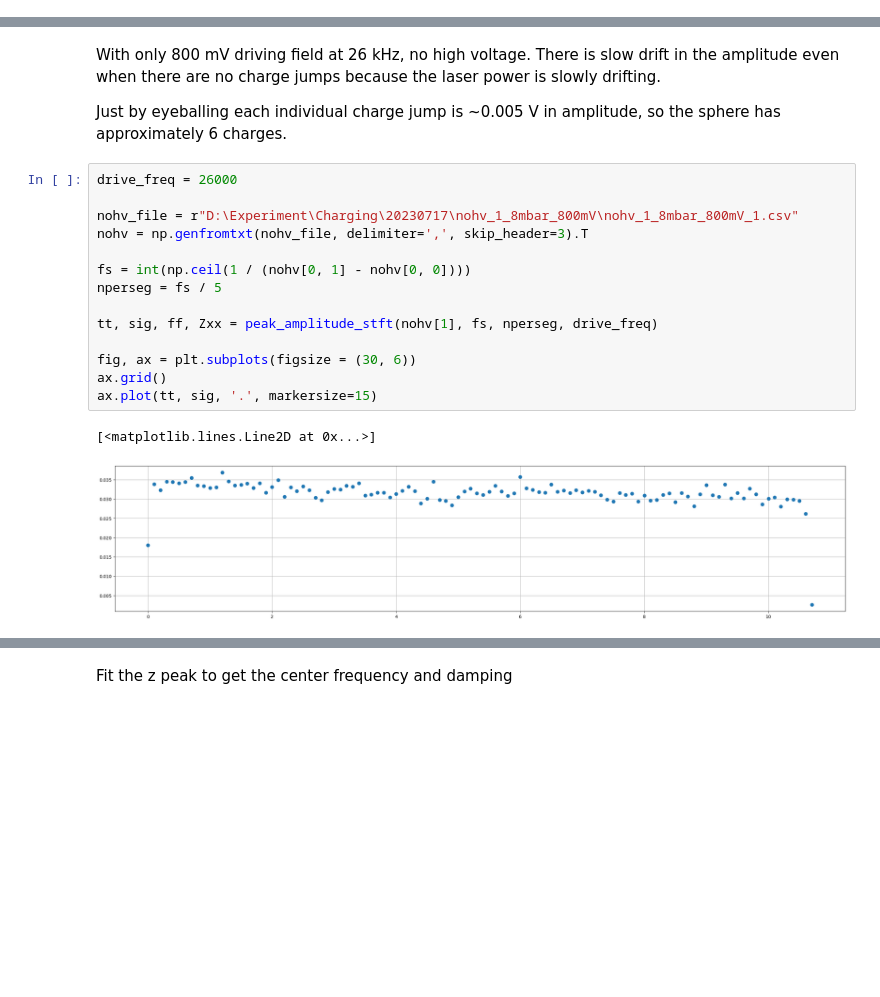
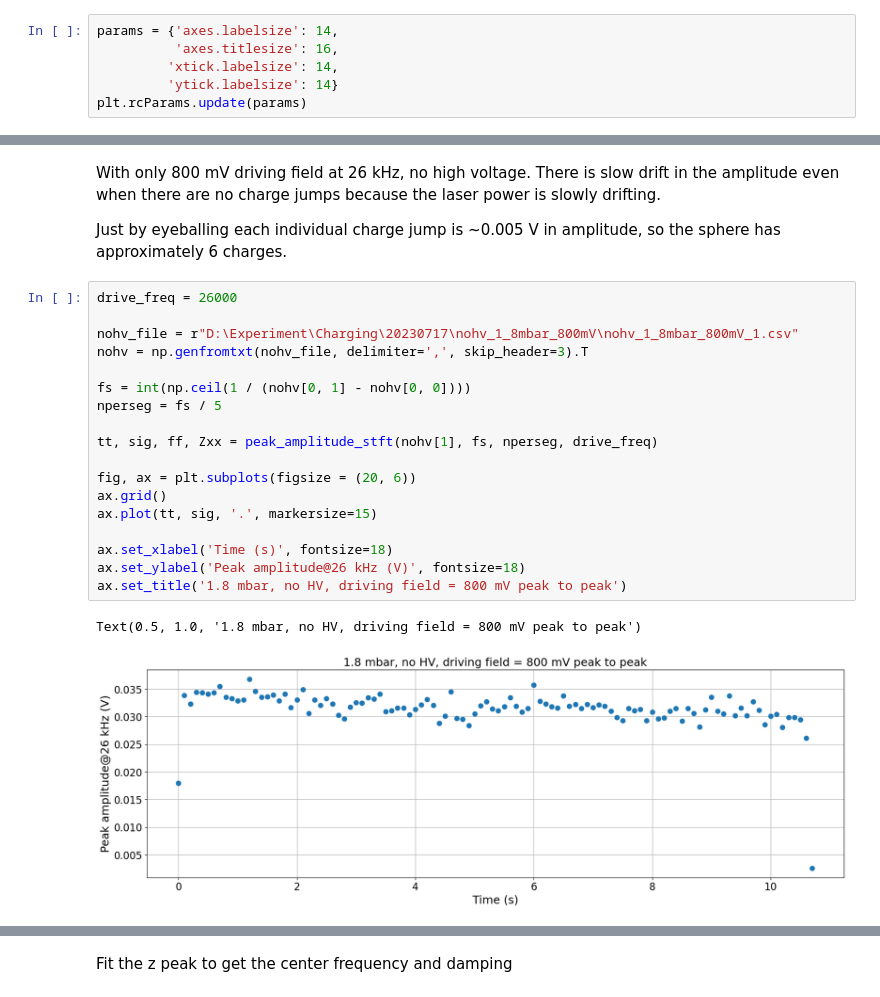
Before and after one commit to yuhants/Nanospheres, a Jupyter notebook: Analysis/particle_calibration.ipynb, the cells around one changed output, grey strips where cells are left out. Saved outputs shown, nothing was run; the diff lists cells and outputs as text; blank space fills up the shorter version.

```diff
--- a/Analysis/charging_analysis.ipynb
+++ b/Analysis/particle_calibration.ipynb
@@ -71,0 +82,6 @@ def peak_amplitude_stft(tod, fs, nperseg, driving_freq):
+# %%
+params = {'axes.labelsize': 14,
+          'axes.titlesize': 16,
+         'xtick.labelsize': 14,
+         'ytick.labelsize': 14}
+plt.rcParams.update(params)
@@ -214,18 +235,22 @@ Just by eyeballing each individual charge jump is ~0.005 V in amplitude, so the
 # %%
 drive_freq = 26000
 
 nohv_file = r"D:\Experiment\Charging\20230717\nohv_1_8mbar_800mV\nohv_1_8mbar_800mV_1.csv"
 nohv = np.genfromtxt(nohv_file, delimiter=',', skip_header=3).T
 
 fs = int(np.ceil(1 / (nohv[0, 1] - nohv[0, 0])))
 nperseg = fs / 5
 
 tt, sig, ff, Zxx = peak_amplitude_stft(nohv[1], fs, nperseg, drive_freq)
 
-fig, ax = plt.subplots(figsize = (30, 6))
+fig, ax = plt.subplots(figsize = (20, 6))
 ax.grid()
 ax.plot(tt, sig, '.', markersize=15)
+
+ax.set_xlabel('Time (s)', fontsize=18)
+ax.set_ylabel('Peak amplitude@26 kHz (V)', fontsize=18)
+ax.set_title('1.8 mbar, no HV, driving field = 800 mV peak to peak')
 # %% [output]
-[<matplotlib.lines.Line2D at 0x...>]
+Text(0.5, 1.0, '1.8 mbar, no HV, driving field = 800 mV peak to peak')
-[figure, old version]
+[figure, new version]
 # %%
```
Also changed, not shown: parts of 26 cells of this notebook, 1 other file.
